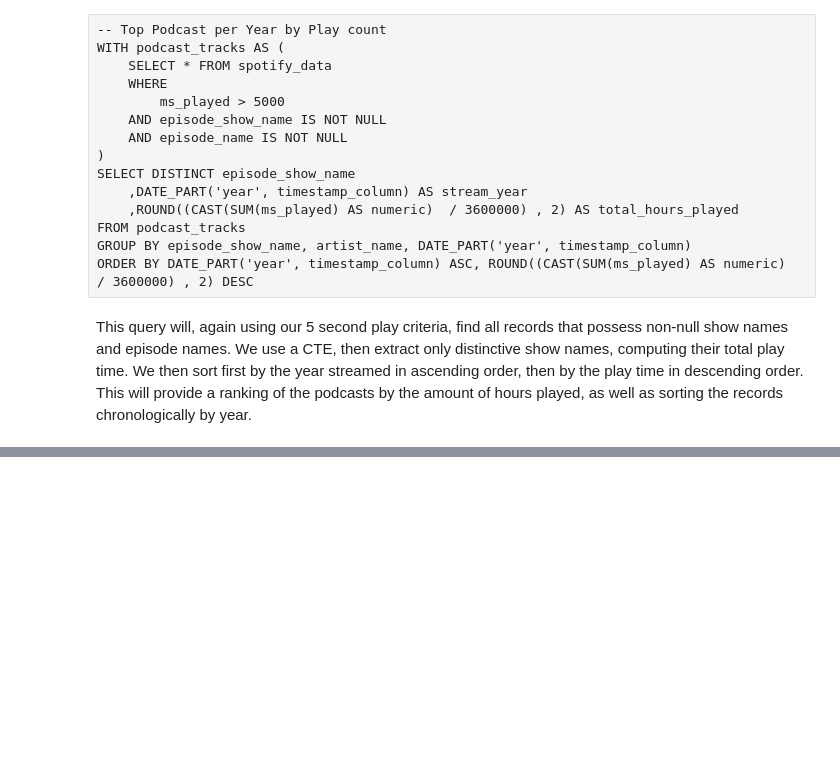
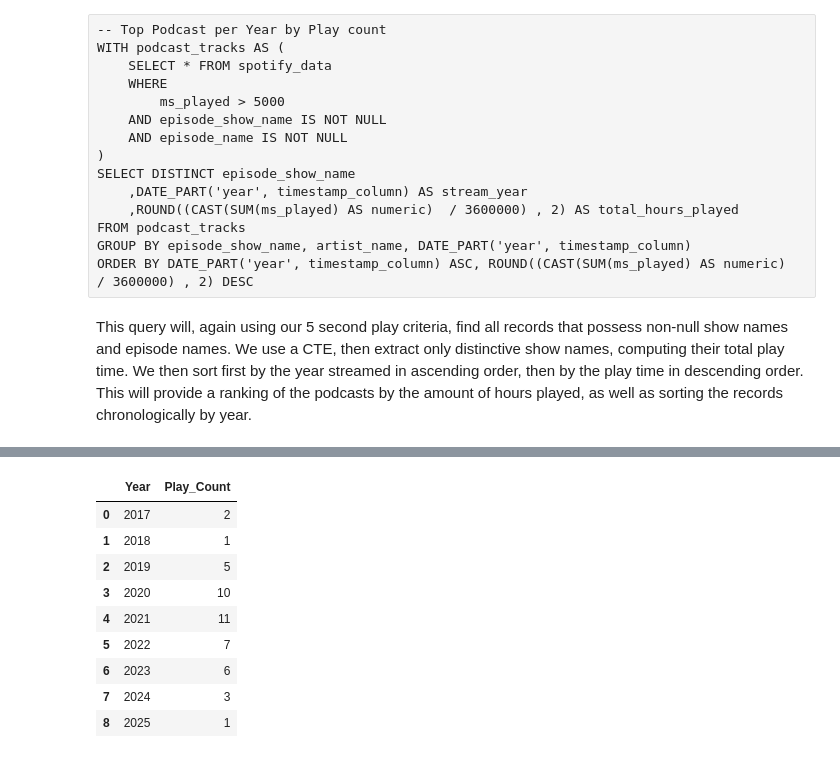
Before and after one commit to terryjbates/Spotify_Streaming_Data_Analysis, a Jupyter notebook: notebooks/Spotify_Streaming_Analysis.ipynb, the cells around one changed output, grey strips where cells are left out. Drawn from its saved outputs; the diff is of its cells as text; code cells hidden in the pictures; blank space fills up the shorter version.

```diff
--- a/notebooks/Spotify_Streaming_Analysis.ipynb
+++ b/notebooks/Spotify_Streaming_Analysis.ipynb
@@ -1651,0 +1708,13 @@ This query will, again using our 5 second play criteria, find all records that p
+# %%
+podcast_play_count_df
+# %% [output]
+|  | Year | Play_Count |
+| 0 | 2017 | 2 |
+| 1 | 2018 | 1 |
+| 2 | 2019 | 5 |
+| 3 | 2020 | 10 |
+| 4 | 2021 | 11 |
+| 5 | 2022 | 7 |
+| 6 | 2023 | 6 |
+| 7 | 2024 | 3 |
+| 8 | 2025 | 1 |
```
Also changed, not shown: parts of 10 cells of this notebook.
